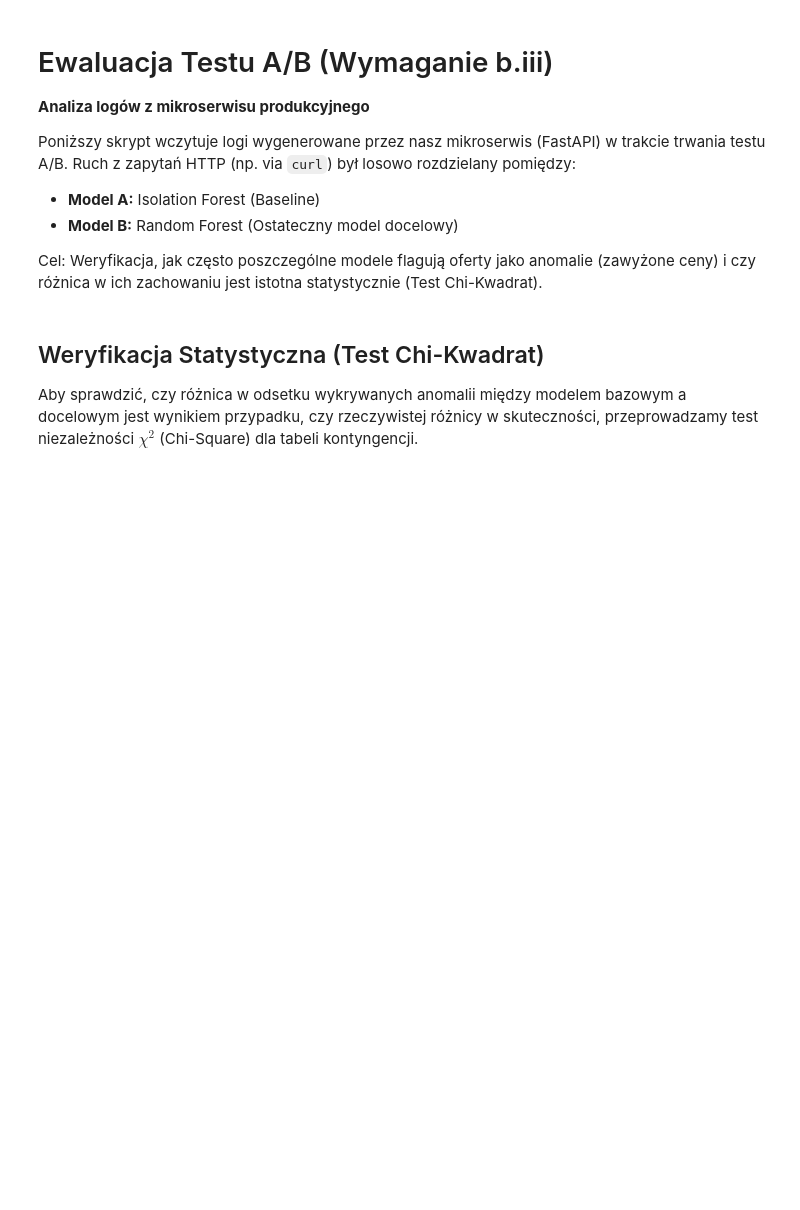
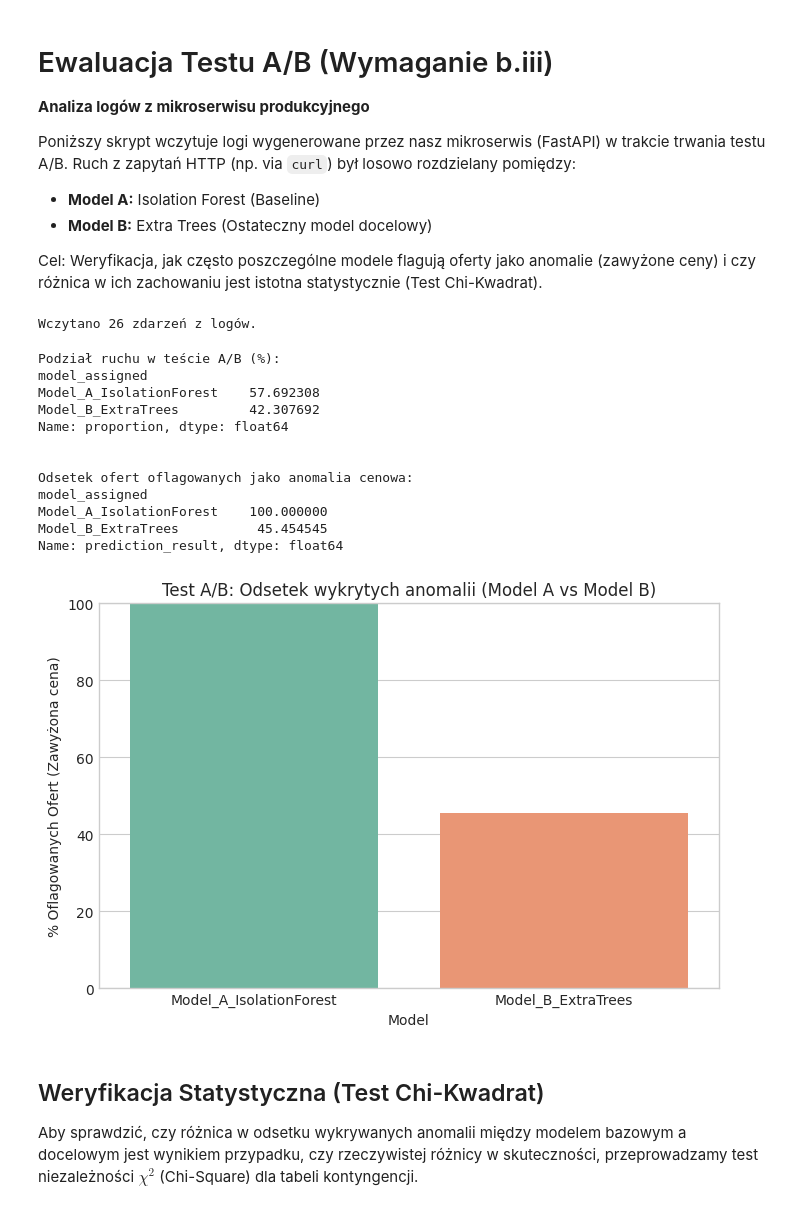
Before and after one commit to RI88Z/nocarz-price-anomaly-detector, a Jupyter notebook: 04_AB_Test_Evaluation.ipynb, the cells around one changed output. Drawn from its saved outputs; the diff is of its cells as text; code cells hidden in the pictures; blank space fills up the shorter version.

```diff
--- a/04_AB_Test_Evaluation.ipynb
+++ b/04_AB_Test_Evaluation.ipynb
@@ -5,7 +5,7 @@
 Poniższy skrypt wczytuje logi wygenerowane przez nasz mikroserwis (FastAPI) w trakcie trwania testu A/B.
 Ruch z zapytań HTTP (np. via `curl`) był losowo rozdzielany pomiędzy:
 * **Model A:** Isolation Forest (Baseline)
-* **Model B:** Random Forest (Ostateczny model docelowy)
+* **Model B:** Extra Trees (Ostateczny model docelowy)
 
 Cel: Weryfikacja, jak często poszczególne modele flagują oferty jako anomalie (zawyżone ceny) i czy różnica w ich zachowaniu jest istotna statystycznie (Test Chi-Kwadrat).
 # %%
@@ -26,30 +26,46 @@ else:
     print("Brak pliku z logami. Uruchom najpierw mikroserwis i wyślij zapytania via curl.")
     print("Generowanie przykładowych danych do demonstracji skryptu...")
     df_logs = pd.DataFrame({
-        "model_assigned": ["Model_A_IsolationForest"]*50 + ["Model_B_RandomForest"]*50,
+        "model_assigned": ["Model_A_IsolationForest"]*50 + ["Model_B_ExtraTrees"]*50,
         "prediction_result": [1]*30 + [0]*20 + [1]*15 + [0]*35
     })
+# %% [output]
+Wczytano 26 zdarzeń z logów.
 # %%
 # ============================================================
 # BASIC STATISTICS AND CHARTS
 # ============================================================
 
 traffic_split = df_logs['model_assigned'].value_counts(normalize=True) * 100
 print("Podział ruchu w teście A/B (%):")
 print(traffic_split)
 print("\n")
 
 conversion_rates = df_logs.groupby('model_assigned')['prediction_result'].mean() * 100
 print("Odsetek ofert oflagowanych jako anomalia cenowa:")
 print(conversion_rates)
 
 plt.figure(figsize=(8, 5))
-sns.barplot(x=conversion_rates.index, y=conversion_rates.values, palette="Set2")
+sns.barplot(x=conversion_rates.index, y=conversion_rates.values, hue=conversion_rates.index, palette="Set2", legend=False)
 plt.title("Test A/B: Odsetek wykrytych anomalii (Model A vs Model B)")
 plt.ylabel("% Oflagowanych Ofert (Zawyżona cena)")
 plt.xlabel("Model")
 plt.ylim(0, 100)
 plt.show()
+# %% [output]
+Podział ruchu w teście A/B (%):
+model_assigned
+Model_A_IsolationForest    57.692308
+Model_B_ExtraTrees         42.307692
+Name: proportion, dtype: float64
+
+
+Odsetek ofert oflagowanych jako anomalia cenowa:
+model_assigned
+Model_A_IsolationForest    100.000000
+Model_B_ExtraTrees          45.454545
+Name: prediction_result, dtype: float64
+[figure, added]
 # %% [markdown]
 ## Weryfikacja Statystyczna (Test Chi-Kwadrat)
 Aby sprawdzić, czy różnica w odsetku wykrywanych anomalii między modelem bazowym a docelowym jest wynikiem przypadku, czy rzeczywistej różnicy w skuteczności, przeprowadzamy test niezależności $\chi^2$ (Chi-Square) dla tabeli kontyngencji.
```
Also changed, not shown: parts of 2 cells of this notebook, 6 other files.
